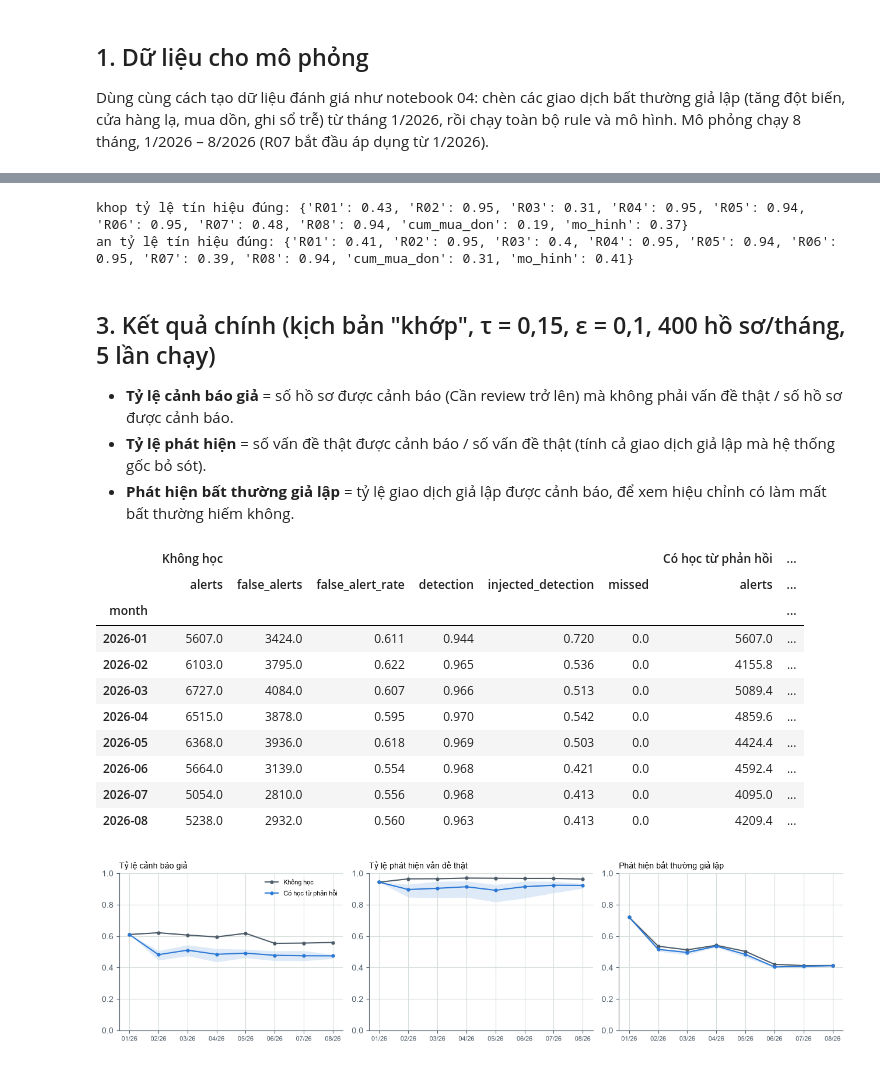
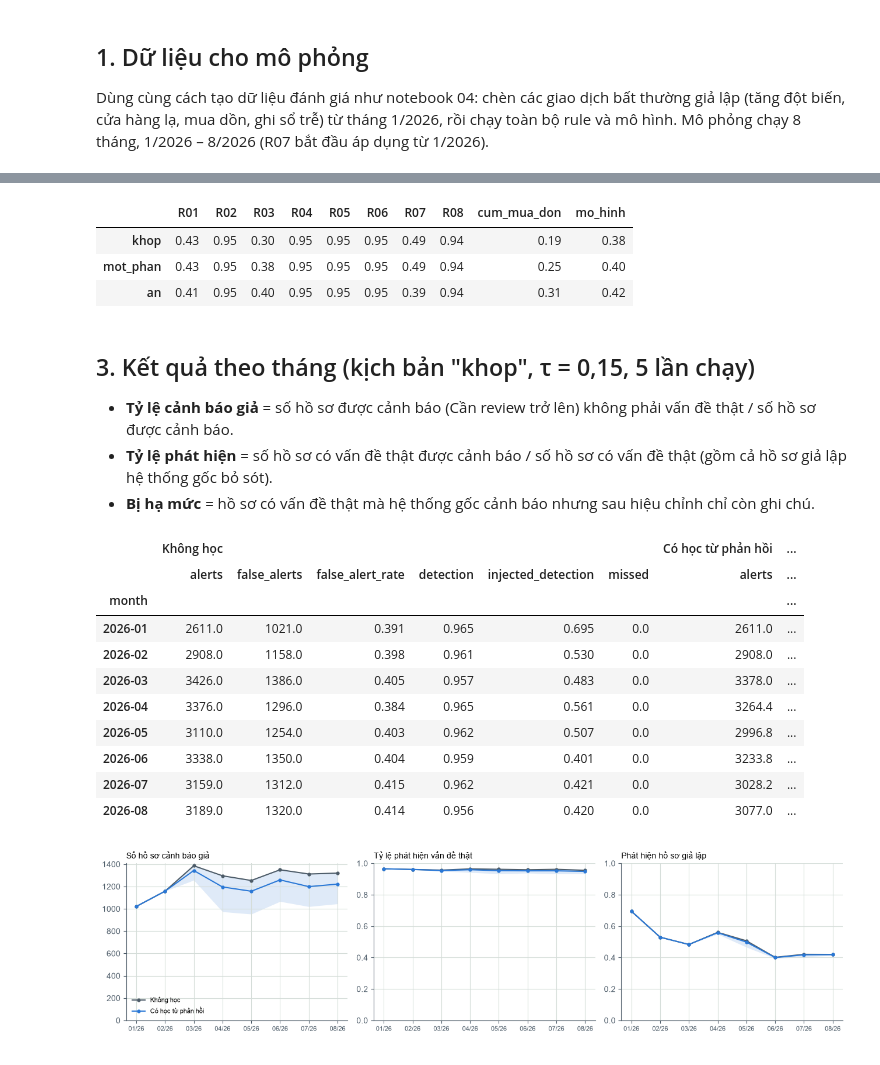
Before and after one commit to lethanhdat04/FinanceAnalysis, a Jupyter notebook: notebooks/08_feedback.ipynb, the cells around one changed output, grey strips where cells are left out. Cells and saved outputs as stored; diff of their text form; code cells hidden in the pictures.

```diff
--- a/notebooks/08_feedback.ipynb
+++ b/notebooks/08_feedback.ipynb
@@ -54,7 +61,9 @@ start = pd.Period('2026-01', 'M')
 sig = signal_table(eng.df, eng.hits)
 sig = sig[sig['month'] >= start].reset_index(drop=True)
 facts = oracle_facts(eng.df)
-injected = eng.df.loc[(eng.df['is_injected'] == 1) & (eng.df['month'] >= start), 'month']
-print(f'{time.time() - t0:.0f} giây; {len(sig):,} tín hiệu; {len(injected):,} giao dịch giả lập')
-sig.pivot_table(index='month', columns='signal', values='txn_id', aggfunc='size').fillna(0).astype(int)
+injected = injected_cases(eng.df)
+injected = injected[injected >= start]
+print(f'{time.time() - t0:.0f} giây; {len(sig):,} tín hiệu trong {sig.case_id.nunique():,} hồ sơ; '
+      f'{len(injected):,} hồ sơ chứa giao dịch giả lập')
+sig.pivot_table(index='month', columns='signal', values='case_id', aggfunc='nunique').fillna(0).astype(int)
 # %% [output]
@@ -92,58 +102,53 @@ Một hồ sơ là *vấn đề thật* nếu ít nhất một tín hiệu của
 # %%
-for sc in ['khop', 'an']:
-    p = truth_probability(sig, facts, sc)
-    t = latent_truth(sig, facts, sc)
-    print(sc, 'tỷ lệ tín hiệu đúng:', pd.Series(t).groupby(sig['signal'].values).mean().round(2).to_dict())
+TRUTH = {sc: latent_truth(sig, facts, sc) for sc in SCENARIOS}
+pd.DataFrame({sc: pd.Series(t).groupby(sig['signal'].values).mean() for sc, t in TRUTH.items()}).round(2).T
 # %% [output]
-khop tỷ lệ tín hiệu đúng: {'R01': 0.43, 'R02': 0.95, 'R03': 0.31, 'R04': 0.95, 'R05': 0.94, 'R06': 0.95, 'R07': 0.48, 'R08': 0.94, 'cum_mua_don': 0.19, 'mo_hinh': 0.37}
-an tỷ lệ tín hiệu đúng: {'R01': 0.41, 'R02': 0.95, 'R03': 0.4, 'R04': 0.95, 'R05': 0.94, 'R06': 0.95, 'R07': 0.39, 'R08': 0.94, 'cum_mua_don': 0.31, 'mo_hinh': 0.41}
+|  | R01 | R02 | R03 | R04 | R05 | R06 | R07 | R08 | cum_mua_don | mo_hinh |
+| khop | 0.43 | 0.95 | 0.30 | 0.95 | 0.95 | 0.95 | 0.49 | 0.94 | 0.19 | 0.38 |
+| mot_phan | 0.43 | 0.95 | 0.38 | 0.95 | 0.95 | 0.95 | 0.49 | 0.94 | 0.25 | 0.40 |
+| an | 0.41 | 0.95 | 0.40 | 0.95 | 0.95 | 0.95 | 0.39 | 0.94 | 0.31 | 0.42 |
 # %% [markdown]
-## 3. Kết quả chính (kịch bản "khớp", τ = 0,15, ε = 0,1, 400 hồ sơ/tháng, 5 lần chạy)
+## 3. Kết quả theo tháng (kịch bản "khop", τ = 0,15, 5 lần chạy)
 
-- **Tỷ lệ cảnh báo giả** = số hồ sơ được cảnh báo (Cần review trở lên) mà không phải vấn đề thật / số hồ sơ được cảnh báo.
-- **Tỷ lệ phát hiện** = số vấn đề thật được cảnh báo / số vấn đề thật (tính cả giao dịch giả lập mà hệ thống gốc bỏ sót).
-- **Phát hiện bất thường giả lập** = tỷ lệ giao dịch giả lập được cảnh báo, để xem hiệu chỉnh có làm mất bất thường hiếm không.
+- **Tỷ lệ cảnh báo giả** = số hồ sơ được cảnh báo (Cần review trở lên) không phải vấn đề thật / số hồ sơ được cảnh báo.
+- **Tỷ lệ phát hiện** = số hồ sơ có vấn đề thật được cảnh báo / số hồ sơ có vấn đề thật (gồm cả hồ sơ giả lập hệ thống gốc bỏ sót).
+- **Bị hạ mức** = hồ sơ có vấn đề thật mà hệ thống gốc cảnh báo nhưng sau hiệu chỉnh chỉ còn ghi chú.
 # %%
-TRUTH = {sc: latent_truth(sig, facts, sc) for sc in ['khop', 'an']}
 SEEDS = range(5)
+late = lambda r: r[r['month'] >= '2026-05']
 
 def run(sc='khop', **kw):
-    out = []
-    for seed in SEEDS:
-        r, h = simulate(sig, TRUTH[sc], injected, seed=seed, **kw)
-        out.append(r.assign(seed=seed))
-    return pd.concat(out), h
+    return pd.concat([simulate(sig, TRUTH[sc], injected, seed=seed, **kw)[0].assign(seed=seed) for seed in SEEDS])
 
-base, _ = run(calibrate=False)
-cal, hist = run()
+base, cal = run(calibrate=False), run()
 cols = ['alerts', 'false_alerts', 'false_alert_rate', 'detection', 'injected_detection', 'missed']
-m = (pd.concat({'Không học': base.groupby('month')[cols].mean(), 'Có học từ phản hồi': cal.groupby('month')[cols].mean()}, axis=1)
-     .round(3))
-m
+pd.concat({'Không học': base.groupby('month')[cols].mean(), 'Có học từ phản hồi': cal.groupby('month')[cols].mean()}, axis=1).round(3)
 # %% [output]
 |  | Không học |  |  |  |  |  | Có học từ phản hồi | ... |
 |  | alerts | false_alerts | false_alert_rate | detection | injected_detection | missed | alerts | ... |
 | month |  |  |  |  |  |  |  | ... |
-| 2026-01 | 5607.0 | 3424.0 | 0.611 | 0.944 | 0.720 | 0.0 | 5607.0 | ... |
-| 2026-02 | 6103.0 | 3795.0 | 0.622 | 0.965 | 0.536 | 0.0 | 4155.8 | ... |
-| 2026-03 | 6727.0 | 4084.0 | 0.607 | 0.966 | 0.513 | 0.0 | 5089.4 | ... |
-| 2026-04 | 6515.0 | 3878.0 | 0.595 | 0.970 | 0.542 | 0.0 | 4859.6 | ... |
-| 2026-05 | 6368.0 | 3936.0 | 0.618 | 0.969 | 0.503 | 0.0 | 4424.4 | ... |
-| 2026-06 | 5664.0 | 3139.0 | 0.554 | 0.968 | 0.421 | 0.0 | 4592.4 | ... |
-| 2026-07 | 5054.0 | 2810.0 | 0.556 | 0.968 | 0.413 | 0.0 | 4095.0 | ... |
-| 2026-08 | 5238.0 | 2932.0 | 0.560 | 0.963 | 0.413 | 0.0 | 4209.4 | ... |
+| 2026-01 | 2611.0 | 1021.0 | 0.391 | 0.965 | 0.695 | 0.0 | 2611.0 | ... |
+| 2026-02 | 2908.0 | 1158.0 | 0.398 | 0.961 | 0.530 | 0.0 | 2908.0 | ... |
+| 2026-03 | 3426.0 | 1386.0 | 0.405 | 0.957 | 0.483 | 0.0 | 3378.0 | ... |
+| 2026-04 | 3376.0 | 1296.0 | 0.384 | 0.965 | 0.561 | 0.0 | 3264.4 | ... |
+| 2026-05 | 3110.0 | 1254.0 | 0.403 | 0.962 | 0.507 | 0.0 | 2996.8 | ... |
+| 2026-06 | 3338.0 | 1350.0 | 0.404 | 0.959 | 0.401 | 0.0 | 3233.8 | ... |
+| 2026-07 | 3159.0 | 1312.0 | 0.415 | 0.962 | 0.421 | 0.0 | 3028.2 | ... |
+| 2026-08 | 3189.0 | 1320.0 | 0.414 | 0.956 | 0.420 | 0.0 | 3077.0 | ... |
 # %%
 fig, axes = plt.subplots(1, 3, figsize=(13, 3.4))
-for ax, col, title in zip(axes, ['false_alert_rate', 'detection', 'injected_detection'],
-                          ['Tỷ lệ cảnh báo giả', 'Tỷ lệ phát hiện vấn đề thật', 'Phát hiện bất thường giả lập']):
+for ax, col, title in zip(axes, ['false_alerts', 'detection', 'injected_detection'],
+                          ['Số hồ sơ cảnh báo giả', 'Tỷ lệ phát hiện vấn đề thật', 'Phát hiện hồ sơ giả lập']):
     for frame, label, color in [(base, 'Không học', INK2), (cal, 'Có học từ phản hồi', BLUE)]:
         g = frame.groupby('month')[col]
         x = np.arange(g.ngroups)
         ax.plot(x, g.mean(), marker='o', ms=3.5, color=color, label=label)
         ax.fill_between(x, g.min(), g.max(), color=color, alpha=0.15, lw=0)
     ax.set_xticks(x, [mm[5:] + '/26' for mm in g.mean().index], fontsize=8)
-    ax.set_title(title, fontsize=10, loc='left'); ax.set_ylim(0, 1)
-axes[0].legend(frameon=False, fontsize=8)
+    ax.set_title(title, fontsize=10, loc='left')
+    if col != 'false_alerts':
+        ax.set_ylim(0, 1)
+axes[0].set_ylim(bottom=0); axes[0].legend(frameon=False, fontsize=8)
 plt.tight_layout(); plt.show()
 # %% [output]
-[figure, old version]
+[figure, new version]
```
Also changed, not shown: parts of 21 cells of this notebook, 3 other files.
